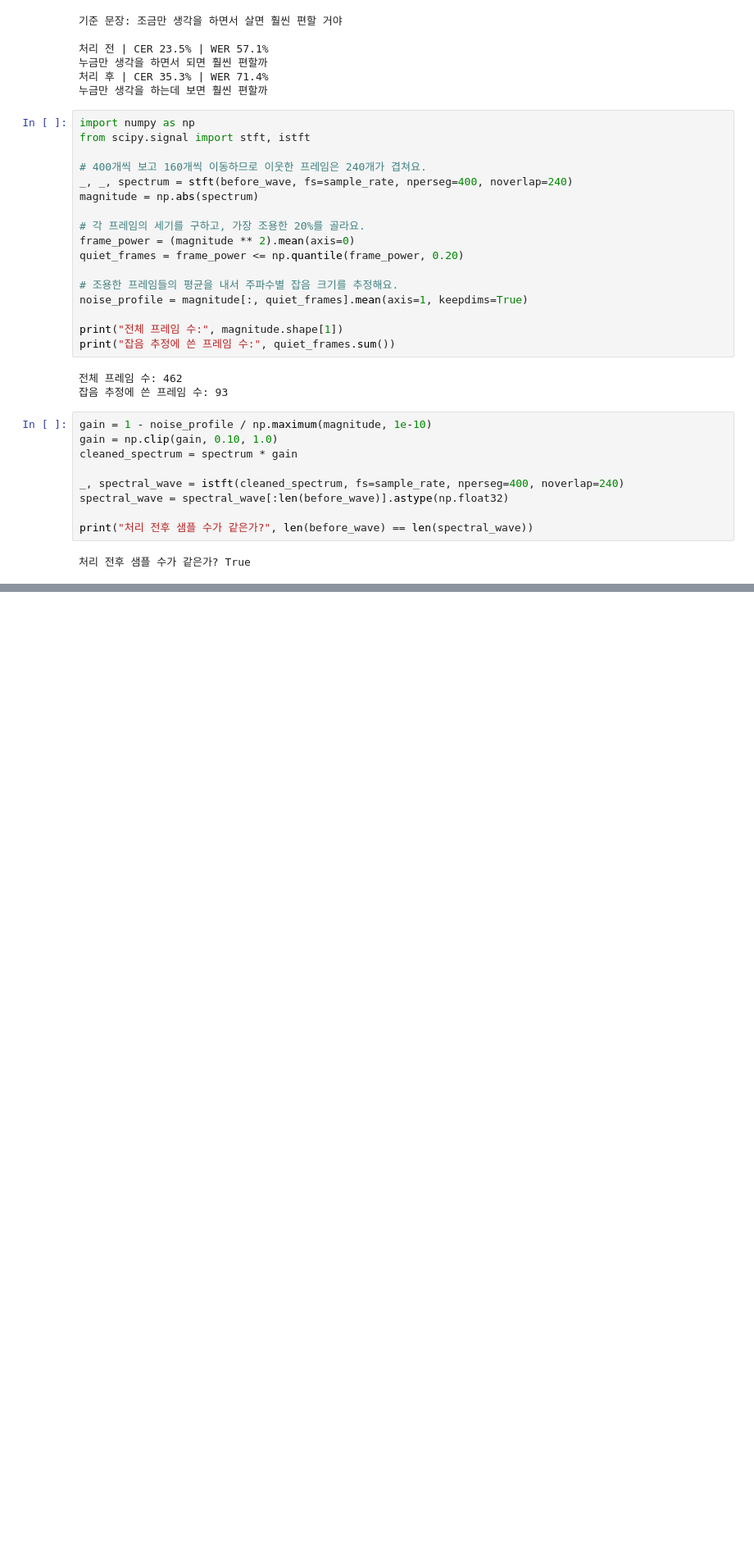
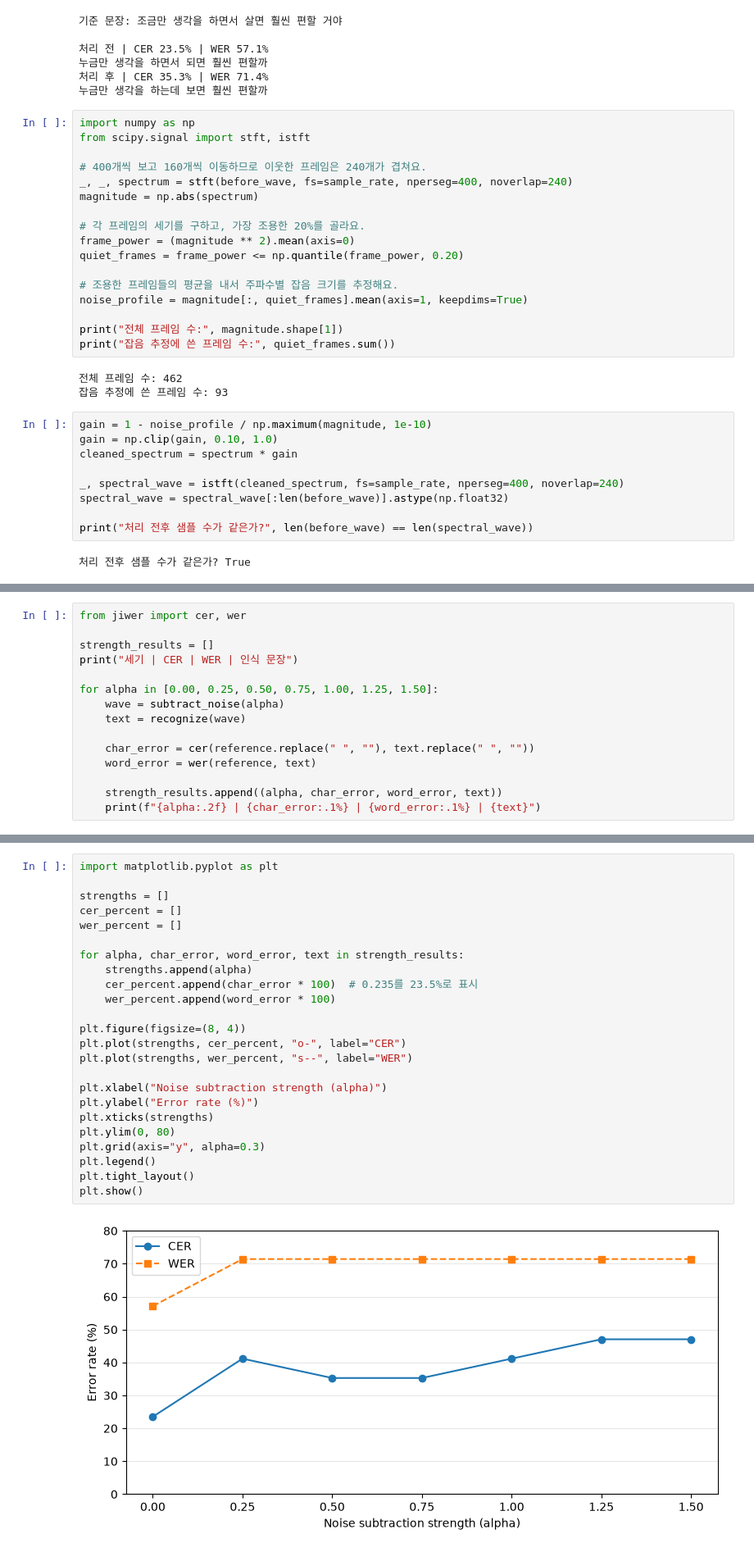
Before and after one commit to min-gyu-jeon/ai-study, a Jupyter notebook: asr-study/02_speech_to_text.ipynb, the cells around one changed output, grey strips where cells are left out. Shown at 82% size. Saved outputs shown, nothing was run; the diff lists cells and outputs as text; blank space fills up the shorter version.

```diff
--- a/asr-study/02_speech_to_text.ipynb
+++ b/asr-study/02_speech_to_text.ipynb
@@ -293,0 +304,15 @@ print("처리 전후 샘플 수가 같은가?", len(before_wave) == len(spectral
+# %%
+from jiwer import cer, wer
+
+strength_results = []
+print("세기 | CER | WER | 인식 문장")
+
+for alpha in [0.00, 0.25, 0.50, 0.75, 1.00, 1.25, 1.50]:
+    wave = subtract_noise(alpha)
+    text = recognize(wave)
+
+    char_error = cer(reference.replace(" ", ""), text.replace(" ", ""))
+    word_error = wer(reference, text)
+
+    strength_results.append((alpha, char_error, word_error, text))
+    print(f"{alpha:.2f} | {char_error:.1%} | {word_error:.1%} | {text}")
@@ -293,0 +328,26 @@ print("처리 전후 샘플 수가 같은가?", len(before_wave) == len(spectral
+# %%
+import matplotlib.pyplot as plt
+
+strengths = []
+cer_percent = []
+wer_percent = []
+
+for alpha, char_error, word_error, text in strength_results:
+    strengths.append(alpha)
+    cer_percent.append(char_error * 100)  # 0.235를 23.5%로 표시
+    wer_percent.append(word_error * 100)
+
+plt.figure(figsize=(8, 4))
+plt.plot(strengths, cer_percent, "o-", label="CER")
+plt.plot(strengths, wer_percent, "s--", label="WER")
+
+plt.xlabel("Noise subtraction strength (alpha)")
+plt.ylabel("Error rate (%)")
+plt.xticks(strengths)
+plt.ylim(0, 80)
+plt.grid(axis="y", alpha=0.3)
+plt.legend()
+plt.tight_layout()
+plt.show()
+# %% [output]
+[figure, added]
```
Also changed, not shown: parts of 16 cells of this notebook.
